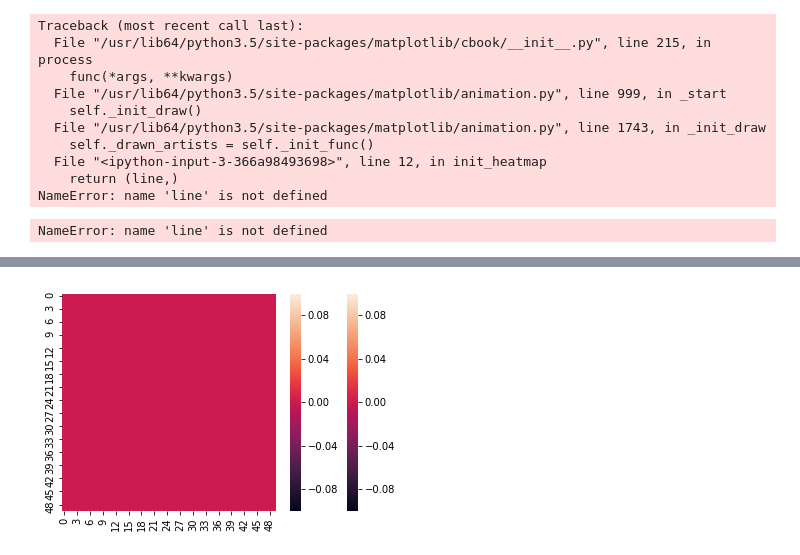
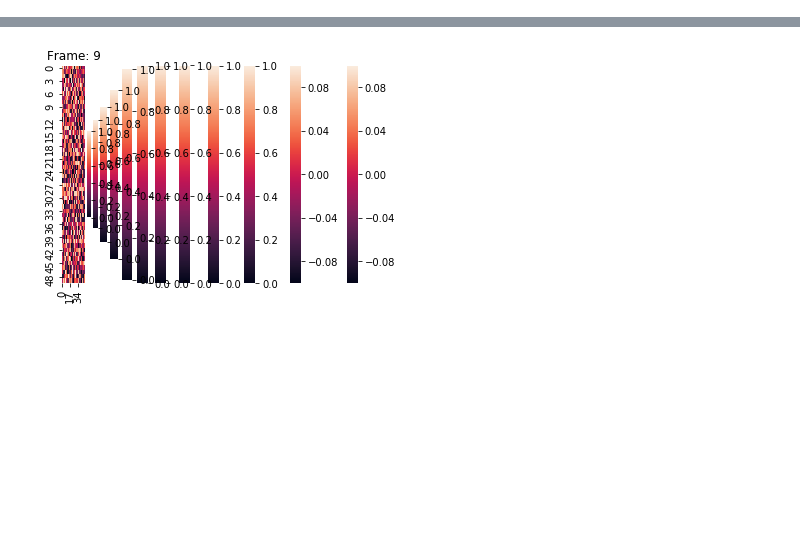
Before and after one commit to belonesox/wtf-jupyter-animation-seaborn, a Jupyter notebook: wtf-heatmap-animation.ipynb, the cells around one changed output, grey strips where cells are left out. Cells and saved outputs as stored; diff of their text form; code cells hidden in the pictures; blank space fills up the shorter version.

```diff
--- a/wtf-heatmap-animation.ipynb
+++ b/wtf-heatmap-animation.ipynb
@@ -19,7 +19,7 @@ ax_global = ax
 def init_heatmap():
     line2d.set_data([], [])
     sns.heatmap(np.zeros((nx, ny)), ax=ax_global)
-    return (line,)
+    return (line2d,)
 
 
 def animate_heatmap(i):
@@ -34,14 +34,3 @@ anim = animation.FuncAnimation(fig, animate_heatmap, init_func=init_heatmap,
 
 HTML(anim.to_html5_video())
 # %% [output]
-Traceback (most recent call last):
-  File "/usr/lib64/python3.5/site-packages/matplotlib/cbook/__init__.py", line 215, in process
-    func(*args, **kwargs)
-  File "/usr/lib64/python3.5/site-packages/matplotlib/animation.py", line 999, in _start
-    self._init_draw()
-  File "/usr/lib64/python3.5/site-packages/matplotlib/animation.py", line 1743, in _init_draw
-    self._drawn_artists = self._init_func()
-  File "<ipython-input-3-366a98493698>", line 12, in init_heatmap
-    return (line,)
-NameError: name 'line' is not defined
-NameError: name 'line' is not defined
@@ -48 +38 @@ NameError: name 'line' is not defined
-[figure, old version]
+[figure, new version]
```
Also changed, not shown: parts of 1 cell of this notebook.
